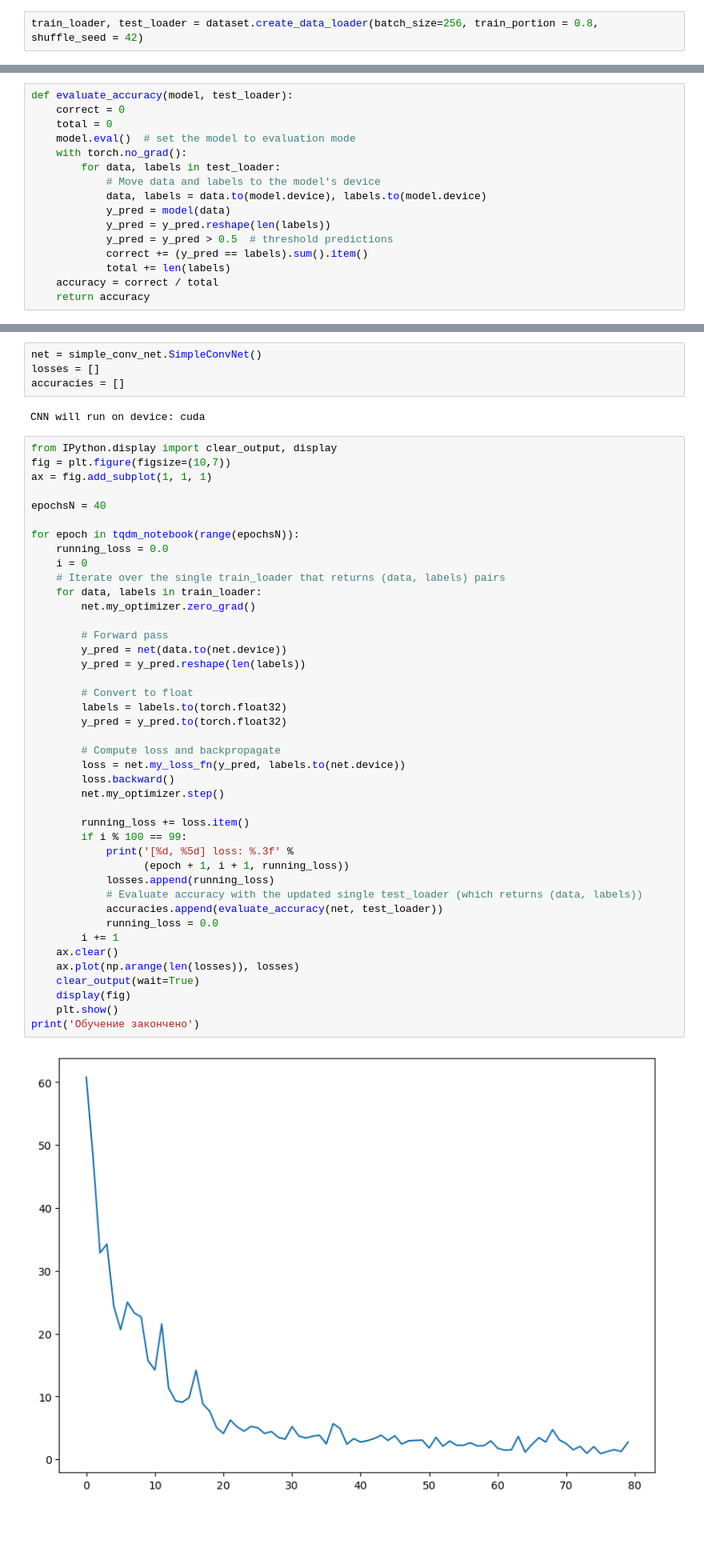
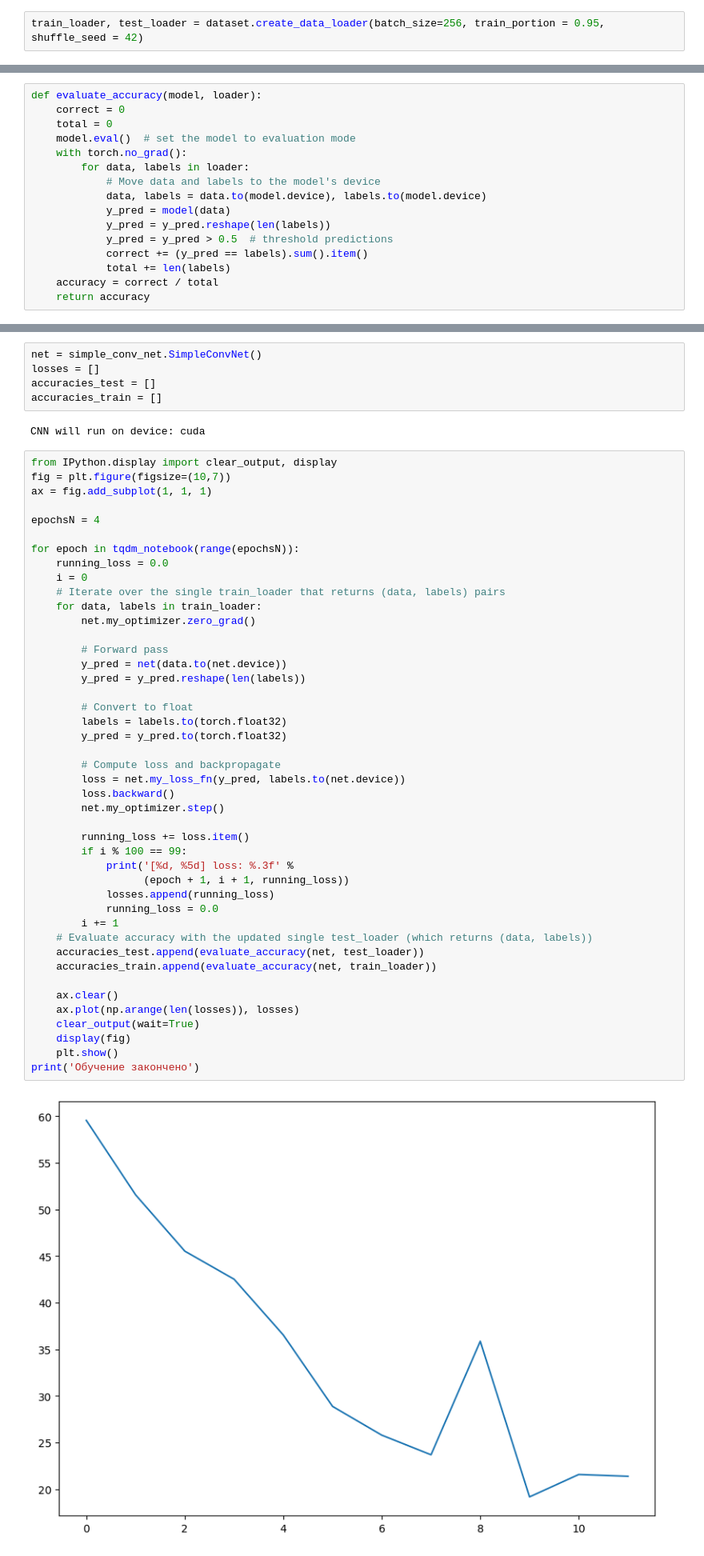
Before and after one commit to Sholtan/TAIGA_CNN, a Jupyter notebook: test.ipynb, the cells around one changed output, grey strips where cells are left out. Shown: that part at 80% size. Saved outputs shown, nothing was run; the diff lists cells and outputs as text; blank space fills up the shorter version.

```diff
--- a/test.ipynb
+++ b/test.ipynb
@@ -43,3 +49,3 @@ Elapsed time: 6.252542 seconds
 # %%
-train_loader, test_loader = dataset.create_data_loader(batch_size=256, train_portion = 0.8, shuffle_seed = 42)
+train_loader, test_loader = dataset.create_data_loader(batch_size=256, train_portion = 0.95, shuffle_seed = 42)
 # %% [output]
@@ -47,10 +53,10 @@ DataLoaders done
 # %%
-def evaluate_accuracy(model, test_loader):
+def evaluate_accuracy(model, loader):
     correct = 0
     total = 0
     model.eval()  # set the model to evaluation mode
     with torch.no_grad():
-        for data, labels in test_loader:
+        for data, labels in loader:
             # Move data and labels to the model's device
             data, labels = data.to(model.device), labels.to(model.device)
             y_pred = model(data)
@@ -63,7 +82,8 @@ def evaluate_accuracy(model, test_loader):
 # %%
 net = simple_conv_net.SimpleConvNet()
 losses = []
-accuracies = []
+accuracies_test = []
+accuracies_train = []
 # %% [output]
 CNN will run on device: cuda
 # %%
@@ -71,7 +91,7 @@ from IPython.display import clear_output, display
 fig = plt.figure(figsize=(10,7))
 ax = fig.add_subplot(1, 1, 1)
 
-epochsN = 40
+epochsN = 4
 
 for epoch in tqdm_notebook(range(epochsN)):
     running_loss = 0.0
@@ -80,36 +100,38 @@ for epoch in tqdm_notebook(range(epochsN)):
     for data, labels in train_loader:
         net.my_optimizer.zero_grad()
 
         # Forward pass
         y_pred = net(data.to(net.device))
         y_pred = y_pred.reshape(len(labels))
 
         # Convert to float
         labels = labels.to(torch.float32)
         y_pred = y_pred.to(torch.float32)
 
         # Compute loss and backpropagate
         loss = net.my_loss_fn(y_pred, labels.to(net.device))
         loss.backward()
         net.my_optimizer.step()
 
         running_loss += loss.item()
         if i % 100 == 99:
             print('[%d, %5d] loss: %.3f' %
                   (epoch + 1, i + 1, running_loss))
             losses.append(running_loss)
-            # Evaluate accuracy with the updated single test_loader (which returns (data, labels))
-            accuracies.append(evaluate_accuracy(net, test_loader))
             running_loss = 0.0
         i += 1
+    # Evaluate accuracy with the updated single test_loader (which returns (data, labels))
+    accuracies_test.append(evaluate_accuracy(net, test_loader))
+    accuracies_train.append(evaluate_accuracy(net, train_loader))
+
     ax.clear()
     ax.plot(np.arange(len(losses)), losses)
     clear_output(wait=True)
     display(fig)
     plt.show()
 print('Обучение закончено')
 # %% [output]
-[figure, old version]
+[figure, new version]
 Обучение закончено
 # %%
 fig = plt.figure(figsize=(10,7))
```
Also changed, not shown: parts of 23 cells of this notebook, 2 other files.
